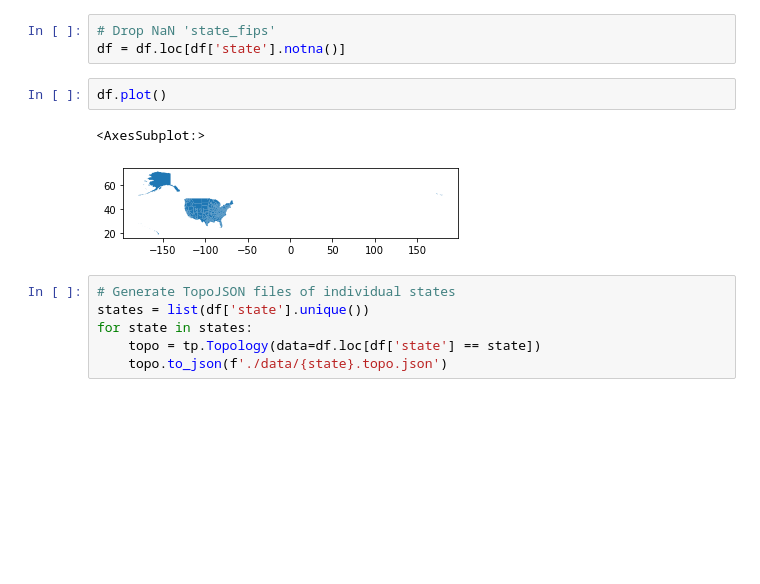
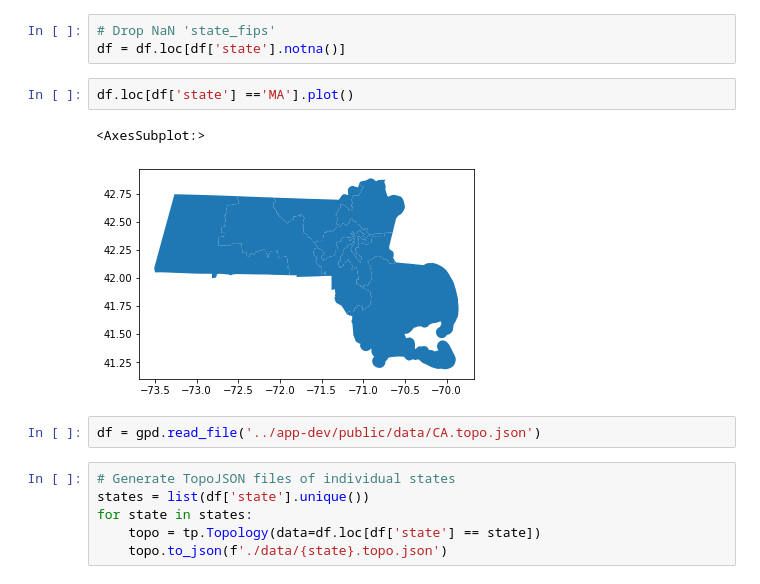
Before and after one commit to wplam107/rep_db, a Jupyter notebook: notebooks/acq_geo.ipynb, the cells around one changed output. Cells and saved outputs as stored; diff of their text form; blank space fills up the shorter version.

```diff
--- a/notebooks/acq_geo.ipynb
+++ b/notebooks/acq_geo.ipynb
@@ -53,10 +53,12 @@ df.at[263, 'state'] = 'DC'
 # Drop NaN 'state_fips'
 df = df.loc[df['state'].notna()]
 # %%
-df.plot()
+df.loc[df['state'] =='MA'].plot()
 # %% [output]
 <AxesSubplot:>
-[figure, old version]
+[figure, new version]
+# %%
+df = gpd.read_file('../app-dev/public/data/CA.topo.json')
 # %%
 # Generate TopoJSON files of individual states
 states = list(df['state'].unique())
```
Also changed, not shown: 1 other file.
